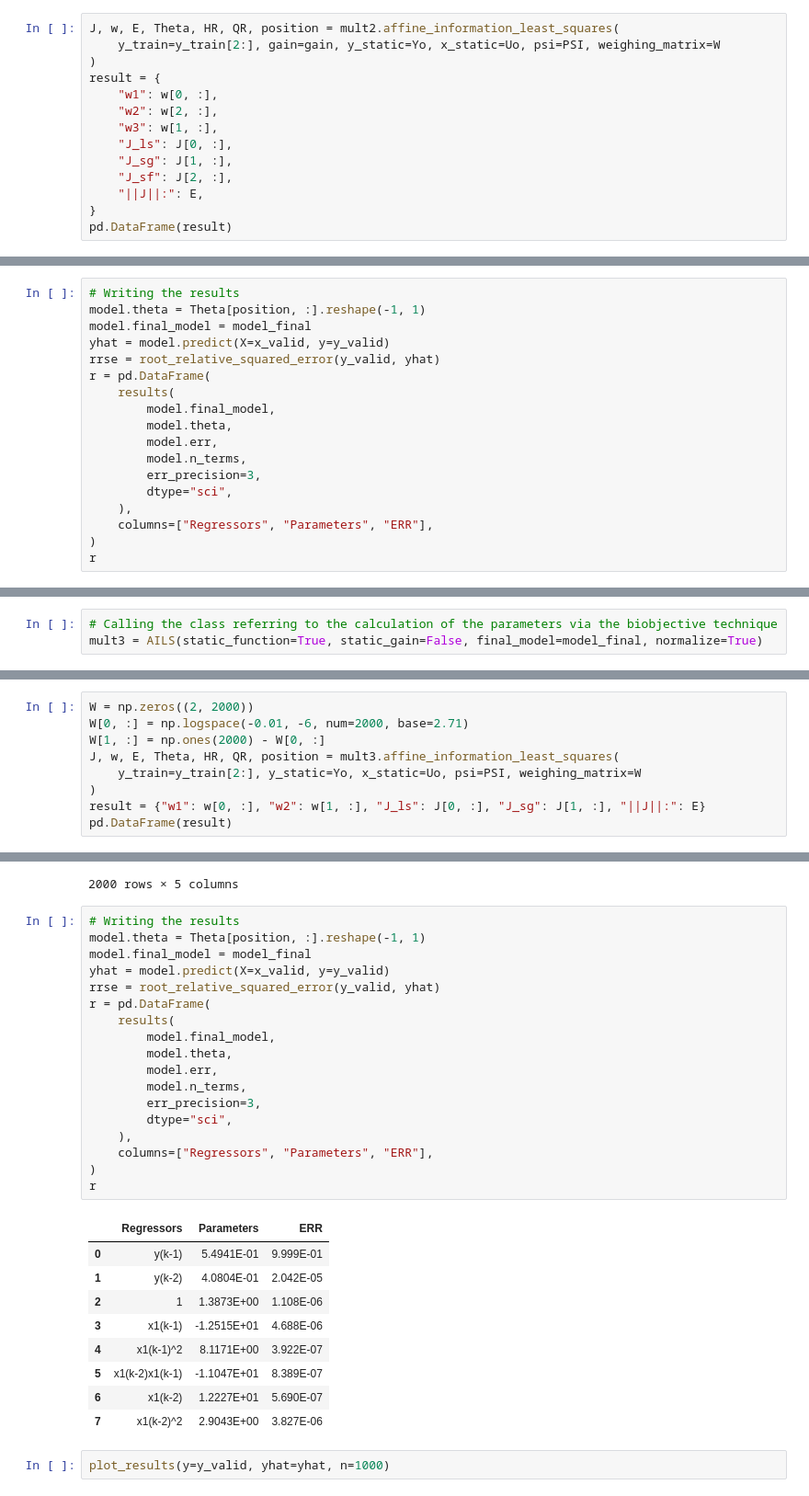
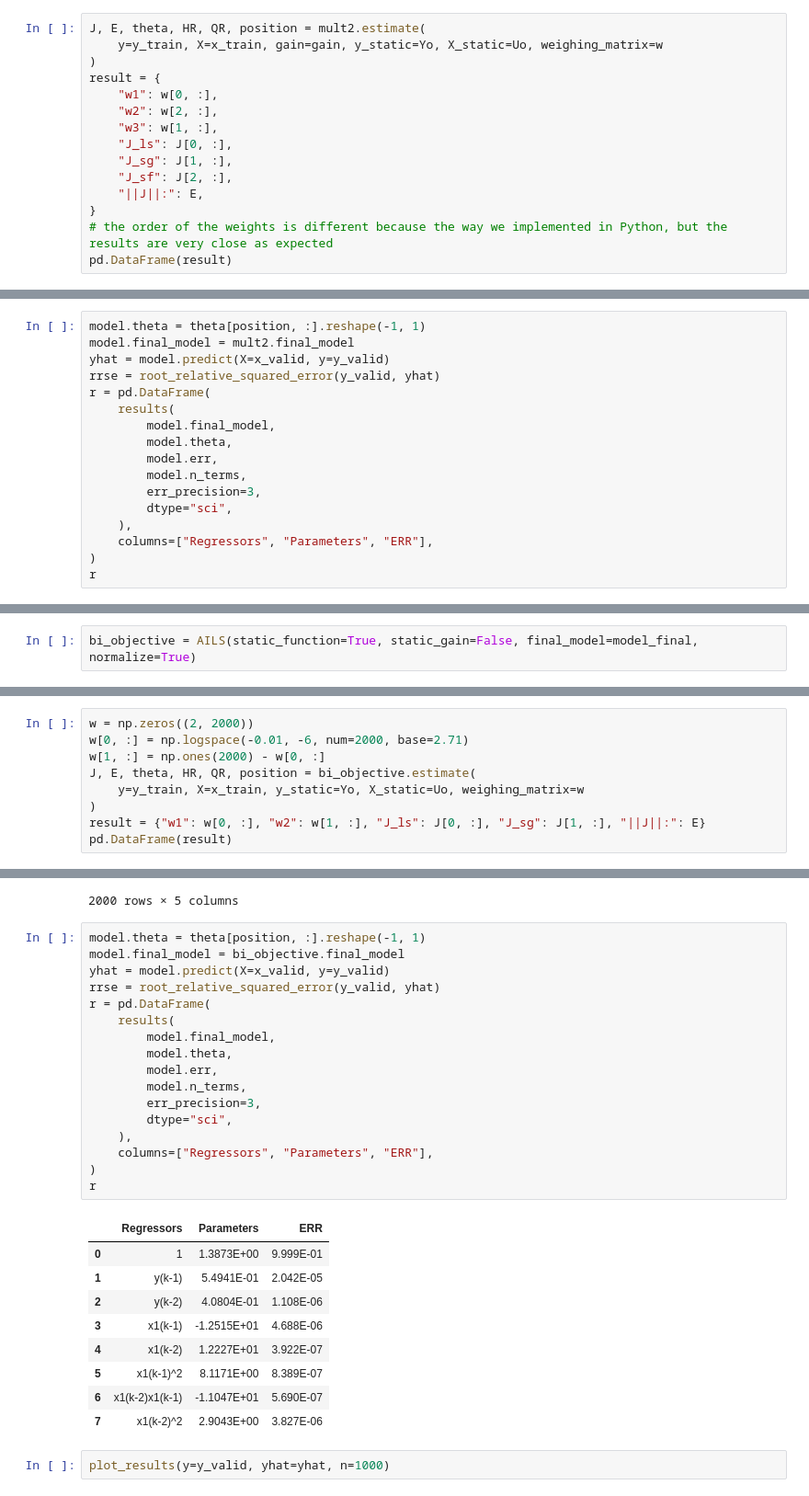
Before and after one commit to wilsonrljr/sysidentpy, a Jupyter notebook: examples/multiobjective_parameter_estimation.ipynb, the cells around one changed output, grey strips where cells are left out. Shown at 92% size. Saved outputs shown, nothing was run; the diff lists cells and outputs as text.

```diff
--- a/examples/multiobjective_parameter_estimation.ipynb
+++ b/examples/multiobjective_parameter_estimation.ipynb
@@ -510,6 +596,6 @@ W = np.array([[0.3612343], [0.2838959], [0.3548699]])
 # %%
-J, w, E, Theta, HR, QR, position = mult2.affine_information_least_squares(
-    y_train=y_train[2:], gain=gain, y_static=Yo, x_static=Uo, psi=PSI, weighing_matrix=W
+J, E, theta, HR, QR, position = mult2.estimate(
+    y=y_train, X=x_train, gain=gain, y_static=Yo, X_static=Uo, weighing_matrix=w
 )
 result = {
     "w1": w[0, :],
@@ -520,6 +606,7 @@ result = {
     "J_sf": J[2, :],
     "||J||:": E,
 }
+# the order of the weights is different because the way we implemented in Python, but the results are very close as expected
 pd.DataFrame(result)
 # %% [output]
 |  | w1 | w2 | w3 | J_ls | J_sg | J_sf | ||J||: |
@@ -529,7 +616,6 @@ dynamic data in graphical form:
 # %%
-# Writing the results
-model.theta = Theta[position, :].reshape(-1, 1)
-model.final_model = model_final
+model.theta = theta[position, :].reshape(-1, 1)
+model.final_model = mult2.final_model
 yhat = model.predict(X=x_valid, y=y_valid)
 rrse = root_relative_squared_error(y_valid, yhat)
 r = pd.DataFrame(
@@ -742,6 +808,5 @@ $$
 # %%
-# Calling the class referring to the calculation of the parameters via the biobjective technique
-mult3 = AILS(static_function=True, static_gain=False, final_model=model_final, normalize=True)
+bi_objective = AILS(static_function=True, static_gain=False, final_model=model_final, normalize=True)
 # %% [markdown]
 the value of theta with the lowest mean squared error obtained through the routine in Scilab was:
 
@@ -755,11 +820,11 @@ $$
 W_{SF} = 0,0068874
 $$
 # %%
-W = np.zeros((2, 2000))
-W[0, :] = np.logspace(-0.01, -6, num=2000, base=2.71)
-W[1, :] = np.ones(2000) - W[0, :]
-J, w, E, Theta, HR, QR, position = mult3.affine_information_least_squares(
-    y_train=y_train[2:], y_static=Yo, x_static=Uo, psi=PSI, weighing_matrix=W
+w = np.zeros((2, 2000))
+w[0, :] = np.logspace(-0.01, -6, num=2000, base=2.71)
+w[1, :] = np.ones(2000) - w[0, :]
+J, E, theta, HR, QR, position = bi_objective.estimate(
+    y=y_train, X=x_train, y_static=Yo, X_static=Uo, weighing_matrix=w
 )
 result = {"w1": w[0, :], "w2": w[1, :], "J_ls": J[0, :], "J_sg": J[1, :], "||J||:": E}
 pd.DataFrame(result)
@@ -778,32 +843,31 @@ pd.DataFrame(result)
 | 1999 | 0.002525 | 0.997475 | 1.000000 | 0.000070 | 1.000000 |
 2000 rows × 5 columns
 # %%
-# Writing the results
-model.theta = Theta[position, :].reshape(-1, 1)
-model.final_model = model_final
+model.theta = theta[position, :].reshape(-1, 1)
+model.final_model = bi_objective.final_model
 yhat = model.predict(X=x_valid, y=y_valid)
 rrse = root_relative_squared_error(y_valid, yhat)
 r = pd.DataFrame(
     results(
         model.final_model,
         model.theta,
         model.err,
         model.n_terms,
         err_precision=3,
         dtype="sci",
     ),
     columns=["Regressors", "Parameters", "ERR"],
 )
 r
 # %% [output]
 |  | Regressors | Parameters | ERR |
-| 0 | y(k-1) | 5.4941E-01 | 9.999E-01 |
-| 1 | y(k-2) | 4.0804E-01 | 2.042E-05 |
-| 2 | 1 | 1.3873E+00 | 1.108E-06 |
+| 0 | 1 | 1.3873E+00 | 9.999E-01 |
+| 1 | y(k-1) | 5.4941E-01 | 2.042E-05 |
+| 2 | y(k-2) | 4.0804E-01 | 1.108E-06 |
 | 3 | x1(k-1) | -1.2515E+01 | 4.688E-06 |
-| 4 | x1(k-1)^2 | 8.1171E+00 | 3.922E-07 |
-| 5 | x1(k-2)x1(k-1) | -1.1047E+01 | 8.389E-07 |
-| 6 | x1(k-2) | 1.2227E+01 | 5.690E-07 |
+| 4 | x1(k-2) | 1.2227E+01 | 3.922E-07 |
+| 5 | x1(k-1)^2 | 8.1171E+00 | 8.389E-07 |
+| 6 | x1(k-2)x1(k-1) | -1.1047E+01 | 5.690E-07 |
 | 7 | x1(k-2)^2 | 2.9043E+00 | 3.827E-06 |
 # %%
 plot_results(y=y_valid, yhat=yhat, n=1000)
```
Also changed, not shown: parts of 70 cells of this notebook.
